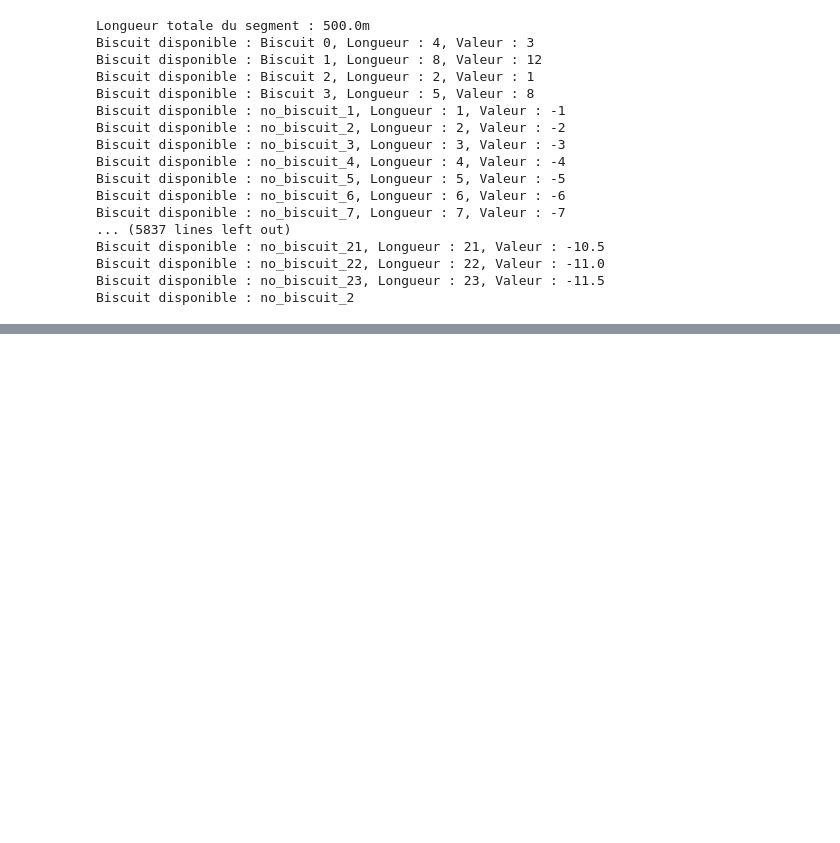
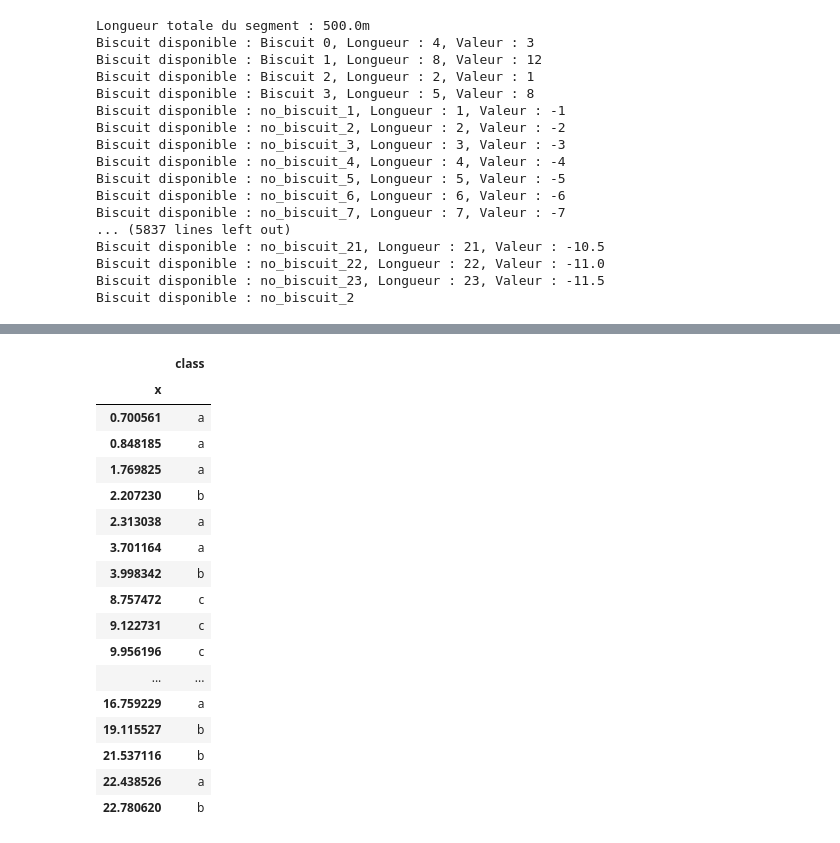
Before and after one commit to Tom-dlhy/AI-Algorithms-Challenge, a Jupyter notebook: TOM_EXPLO/tom_explo.ipynb, the cells around one changed output, grey strips where cells are left out. Cells and saved outputs as stored; diff of their text form; code cells hidden in the pictures; blank space fills up the shorter version.

```diff
--- a/TOM_EXPLO/tom_explo.ipynb
+++ b/TOM_EXPLO/tom_explo.ipynb
@@ -237,0 +837,21 @@ pb = BiscuitOptimization(data)
+# %%
+dtest.head(20)
+# %% [output]
+|  | class |
+| x |  |
+| 0.700561 | a |
+| 0.848185 | a |
+| 1.769825 | a |
+| 2.207230 | b |
+| 2.313038 | a |
+| 3.701164 | a |
+| 3.998342 | b |
+| 8.757472 | c |
+| 9.122731 | c |
+| 9.956196 | c |
+| ... | ... |
+| 16.759229 | a |
+| 19.115527 | b |
+| 21.537116 | b |
+| 22.438526 | a |
+| 22.780620 | b |
```
Also changed, not shown: parts of 23 cells of this notebook, 1 other file.
